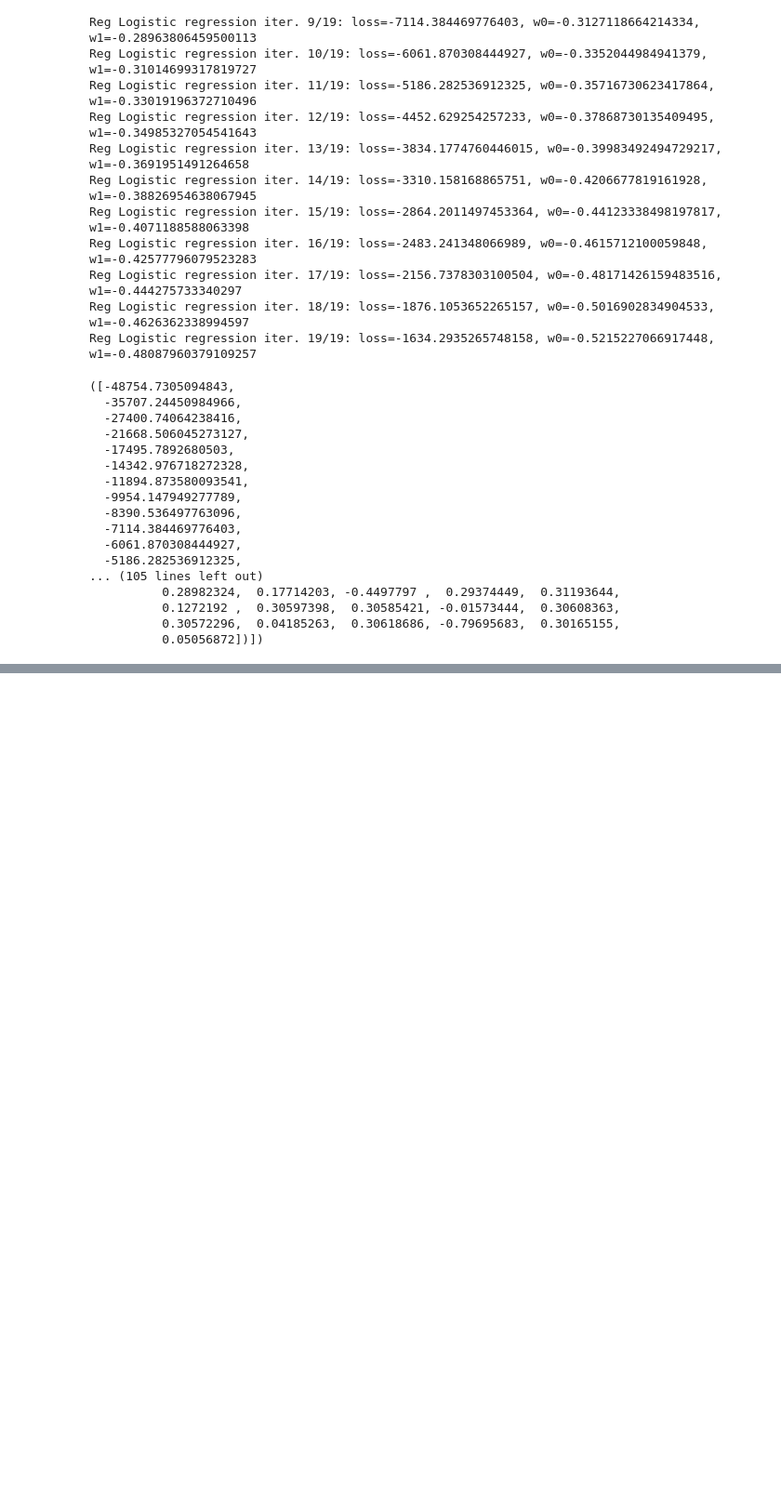
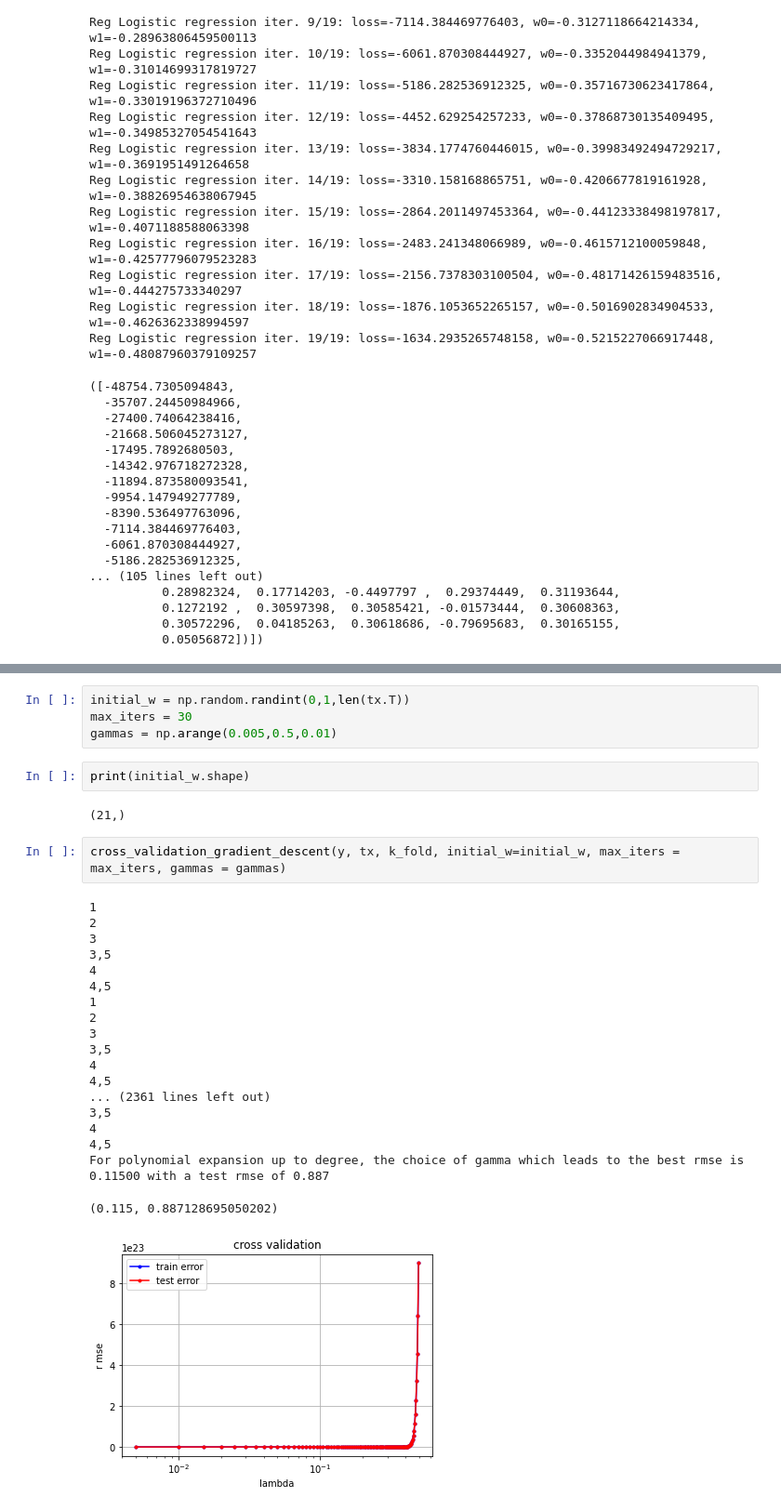
Before and after one commit to cs210-bbernath/The_MadLads, a Jupyter notebook: Testing_the_data-Copy2.ipynb, the cells around one changed output, grey strips where cells are left out. Shown at 93% size. Saved outputs shown, nothing was run; the diff lists cells and outputs as text; blank space fills up the shorter version.

Commit message:
Cross validation for all the methods, but it doesn't work

```diff
--- a/Testing_the_data-Copy2.ipynb
+++ b/Testing_the_data-Copy2.ipynb
@@ -245,0 +218,30 @@ GD iter. 5/29: loss=0.499413140943657, w0=-0.0002632584967523414, w1=-0.00024393
+# %%
+initial_w = np.random.randint(0,1,len(tx.T))
+max_iters = 30
+gammas = np.arange(0.005,0.5,0.01)
+# %%
+print(initial_w.shape)
+# %% [output]
+(21,)
+# %%
+cross_validation_gradient_descent(y, tx, k_fold, initial_w=initial_w, max_iters = max_iters, gammas = gammas)
+# %% [output]
+1
+2
+3
+3,5
+4
+4,5
+1
+2
+3
+3,5
+4
+4,5
+... (2361 lines left out)
+3,5
+4
+4,5
+For polynomial expansion up to degree, the choice of gamma which leads to the best rmse is 0.11500 with a test rmse of 0.887
+(0.115, 0.887128695050202)
+[figure, added]
```
Also changed, not shown: parts of 10 cells of this notebook, 1 other file.
